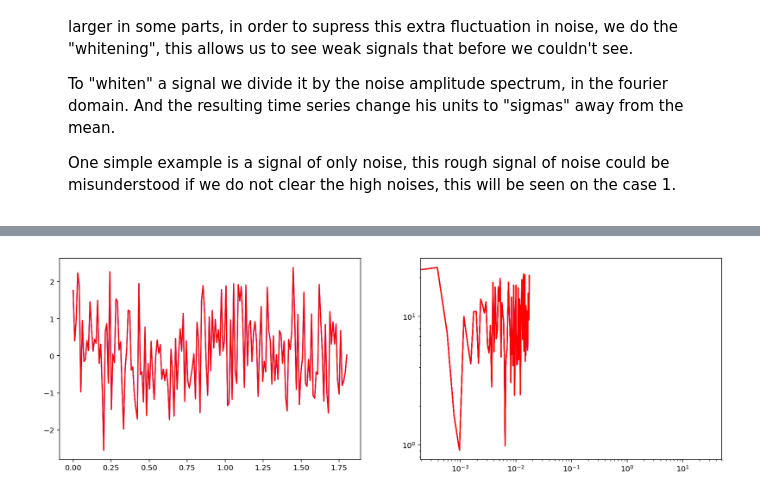
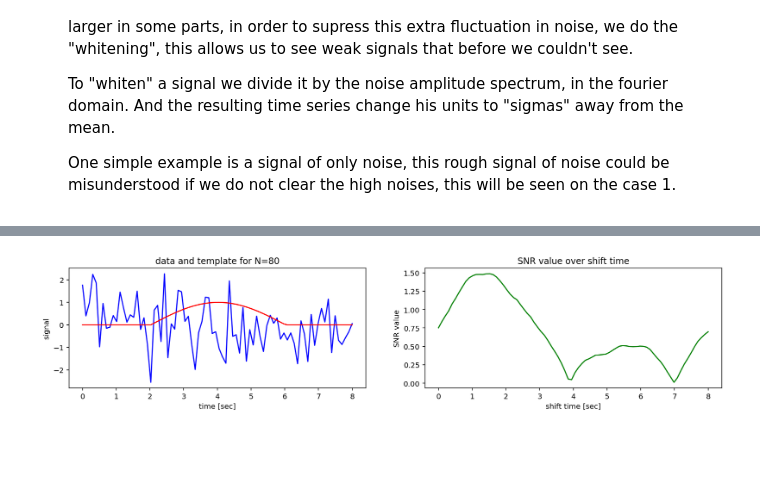
Before and after one commit to frmunozz/IrregularMatchedFilter, a Jupyter notebook: RegularSampling.ipynb, the cells around one changed output, grey strips where cells are left out. Cells and saved outputs as stored; diff of their text form; code cells hidden in the pictures; blank space fills up the shorter version.

```diff
--- a/RegularSampling.ipynb
+++ b/RegularSampling.ipynb
@@ -166,50 +54,71 @@ class MatchFilter:
 # %%
-dt = 0.01        # time interval
-N = 180         # number of samples
-T = N * dt       # duration [s]
-np.random.seed(0)  # set the seed
 
-# time array
-times = np.linspace(0, N * dt, N)
+def data_noisy(N, seed=0, dt=0.1):
+    T = N * dt       # duration [s]
+    np.random.seed(seed) # set the seed
+    # time array
+    times = np.linspace(0, N * dt, N)
 
-# generate the noise
-noise =  np.random.normal(0, 1, len(times))
+    # generate the noise
+    noise =  np.random.normal(0, 1, len(times))
 
-# here the signal is noise
-data = noise
+    # here the signal is noise
+    return noise, times
 
-# generate the template
-template = np.zeros(len(times))
-# setting the low frequency
-low_f = 0.5 / times[int(len(times) / 9)]
-print("the low frequency is: {}".format(low_f))
-# two options to check template, one completely sinusoidal and another with just one peak
-template[int(len(times)*4/9): int(len(times)*5/9)] = Signal(frequencies=[low_f, 100],
-                                                          weights=[0.9, 0.1]).sin_samples(times[0:int(len(times)*1/9)],
-                                                                                          with_noise=False)
-# template = Signal(frequencies=[low_f, 300], weights=[0.9, 0.1]).sin_samples(times, with_noise=False)
+def get_template(times, freqs, ws):
+    l = len(times)
+    # generate the template
+    template = np.zeros(l)
 
-data = noise
-template = noise
+    # two options to check template, one completely sinusoidal and another with just one peak
+    # one peak
+    template[int(l*1/4): int(l*3/4)] = Signal(frequencies=freqs, weights=ws).sin_samples(times[0:int(l*2/4)],
+                                                                                         with_noise=False)
+
+    # completely sinusoidal
+    # template = Signal(frequencies=[low_f, 300], weights=[0.9, 0.1]).sin_samples(times, with_noise=False)
+    return template
+
 # do the match filter
-mf = MatchFilter(data, template, dt)
-template_fft, data_fft, power_vec = mf.make_fft(data)
-freqs = mf.compute_freqs()
-snr = mf.SNR(data, normalize=True, shift=True)
+def match(data, template, dt, do_plot=True, shift=False, normalize=True, axis=None, label="SNR"):
+    mf = MatchFilter(data, template, dt)
+    snr = mf.SNR(data, normalize=normalize, shift=shift)
+    if do_plot:
+        plot_matchFilter(times, data, template, snr, shift=shift, axis=axis, label=label)
+    return snr
 
+def plot_matchFilter(times, data, template, snr, shift=False, axis=None, label="SNR"):
+    if axis is not None:
+        ax1 = axis[0]
+        ax2 = axis[1]
+    else:
+        fig, [ax1, ax2] = plt.subplots(1, 2, figsize=(16, 3))
+    ax1.plot(times, data, 'b')
+    ax1.plot(times, template, 'r')
+    if shift:
+        ax2.plot(times - times[int(len(times)/2)], snr, 'g', label=label)
+    else:
+        ax2.plot(times, snr, 'g')
+    ax1.set_title("data and template for N={}".format(len(times)))
+    ax1.set_xlabel("time [sec]")
+    ax1.set_ylabel("signal")
+    ax2.set_title("SNR value over shift time")
+    ax2.set_xlabel("shift time [sec]")
+    ax2.set_ylabel("SNR value")
 
-fig, [ax1, ax2] = plt.subplots(1, 2, figsize=(16, 5))
-ax1.plot(times, data, 'b')
-ax1.plot(times, template, 'r')
-ax2.loglog(abs(freqs), abs(data_fft), 'b')
-ax2.loglog(abs(freqs), abs(template_fft.conjugate()), 'r')
-ax2.set_xlim(0, 50)
+dt = 0.1
+N = 80
+data, times = data_noisy(N, dt=dt)
+template = get_template(times, [1 / (N * dt)], [1])
+snr = match(data, template, dt)
 
-fig = plt.figure()
-plt.plot(times, snr)
-print("the mean SNR is: {}".format(np.mean(snr)))
+N = 800
+data, times = data_noisy(N, dt=dt)
+template = get_template(times, [1 / (N * dt)], [1])
+snr = match(data, template, dt)
 
-# fig = plt.figure()
-# plt.plot(mf.freq_psd, mf.psd)
-# print("average one-sided PSD is: {}".format(np.average(mf.psd)))
+N = 8000
+data, times = data_noisy(N, dt=dt)
+template = get_template(times, [1 / (N * dt)], [1])
+snr = match(data, template, dt)
 # %% [output]
@@ -224 +125 @@ the mean SNR is: 0.043883617599223136
-[figure, old version]
+[figure, new version]
```
Also changed, not shown: parts of 34 cells of this notebook, 8 other files.
